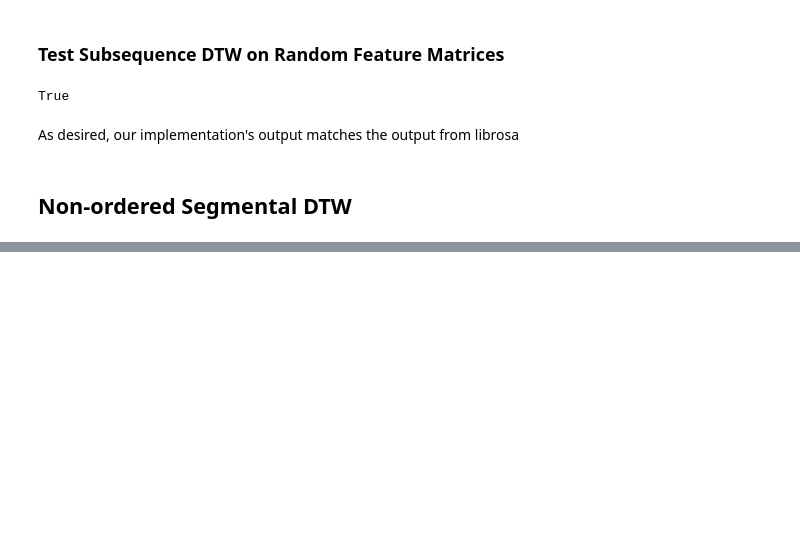
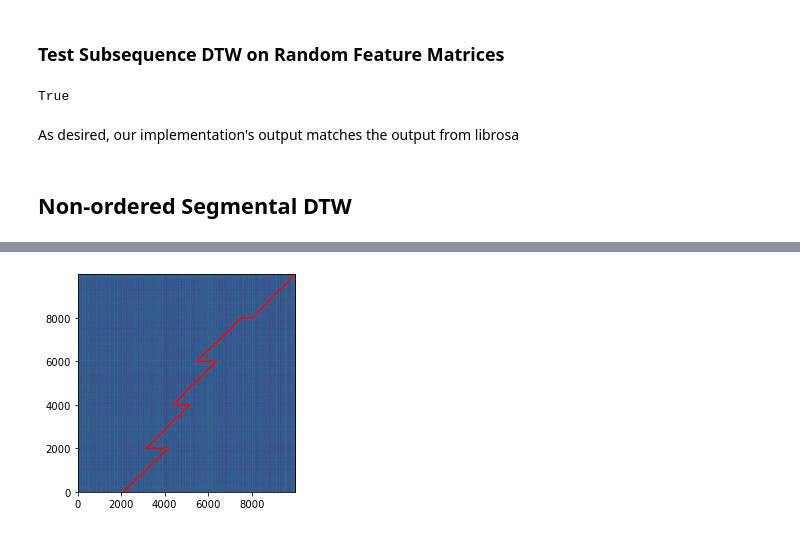
Before and after one commit to HMC-MIR/ParallelizingDTW-CPU_Implementations, a Jupyter notebook: 02b_Align_numba.ipynb, the cells around one changed output, grey strips where cells are left out. Saved outputs shown, nothing was run; the diff lists cells and outputs as text; code cells hidden in the pictures; blank space fills up the shorter version.

```diff
--- a/02b_Align_numba.ipynb
+++ b/02b_Align_numba.ipynb
@@ -361,0 +372,15 @@ plt.plot(path[1,:], path[0,:], 'r');
+# %%
+@njit
+def getSegmentEndingLocs(wp):
+    '''
+    NOTE: Taken from old code
+    '''
+    prevLoc = wp[:,0] # [r,c]
+    endLocs = []
+    for i in range(wp.shape[1]):
+        curLoc = wp[:,i]
+        if curLoc[0] != prevLoc[0]: # if row changes
+            endLocs.append(curLoc[1])
+        prevLoc = curLoc
+
+    return endLocs
@@ -361,0 +446,2 @@ plt.plot(path[1,:], path[0,:], 'r');
+# %%
+WSDTWPath = WSDTW(F1, F2, 5)
@@ -361,0 +455,5 @@ plt.plot(path[1,:], path[0,:], 'r');
+# %%
+plt.imshow(C, origin="lower");
+plt.plot(WSDTWPath[1,:], WSDTWPath[0,:], 'r');
+# %% [output]
+[figure, added]
```
Also changed, not shown: parts of 16 cells of this notebook.
